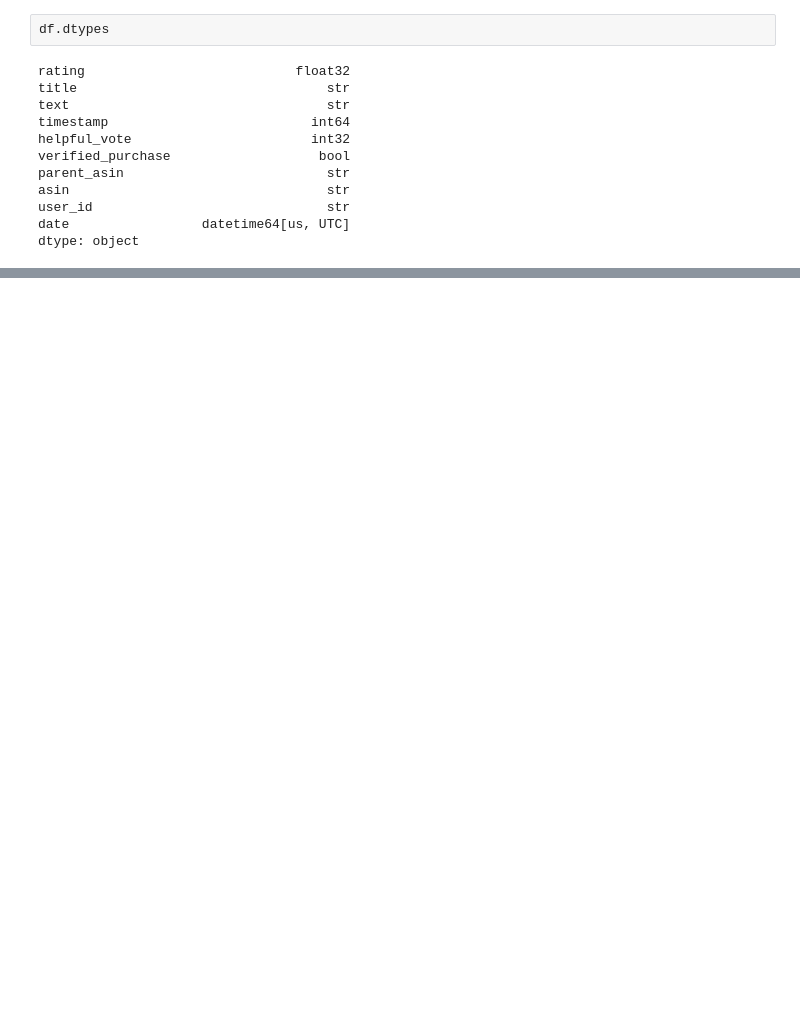
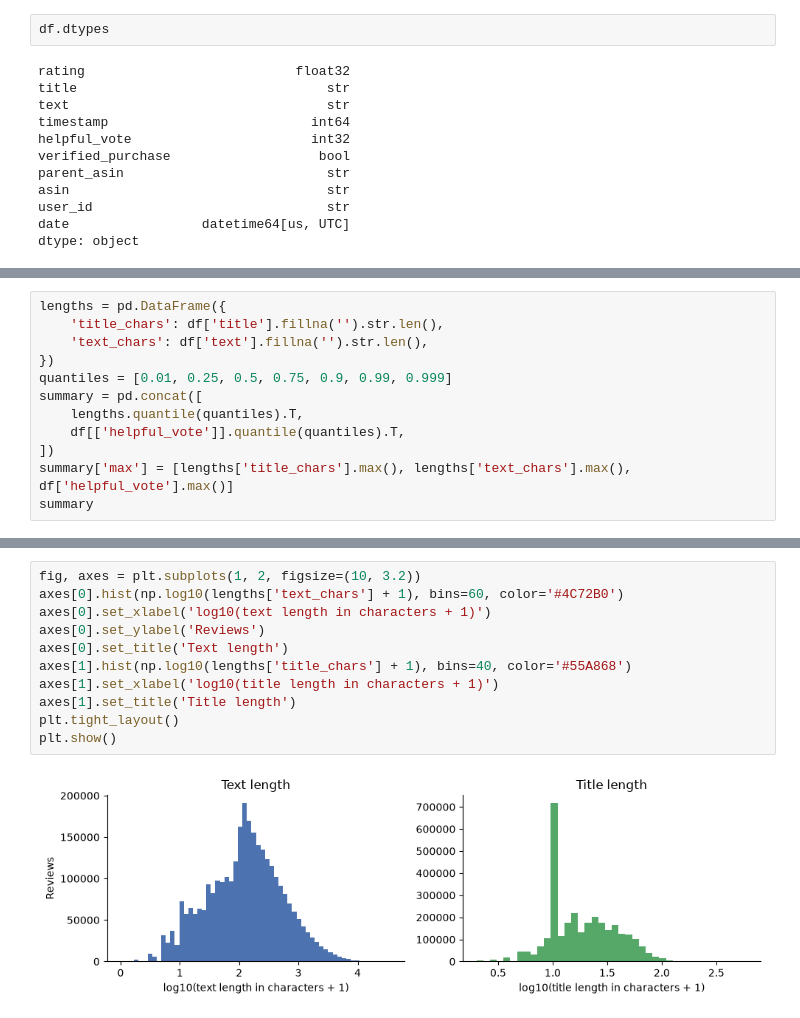
Before and after one commit to Virtuozs/MLOps2-pertemuan1-sentiment-classification, a Jupyter notebook: notebook.ipynb, the cells around one changed output, grey strips where cells are left out. Saved outputs shown, nothing was run; the diff lists cells and outputs as text; blank space fills up the shorter version.

Commit message:
feat: Add `Data Quality Assessment` Section in notebook

```diff
--- a/notebook.ipynb
+++ b/notebook.ipynb
@@ -235,0 +503,12 @@ dtype: object
+# %%
+lengths = pd.DataFrame({
+    'title_chars': df['title'].fillna('').str.len(),
+    'text_chars': df['text'].fillna('').str.len(),
+})
+quantiles = [0.01, 0.25, 0.5, 0.75, 0.9, 0.99, 0.999]
+summary = pd.concat([
+    lengths.quantile(quantiles).T,
+    df[['helpful_vote']].quantile(quantiles).T,
+])
+summary['max'] = [lengths['title_chars'].max(), lengths['text_chars'].max(), df['helpful_vote'].max()]
+summary
@@ -235,0 +536,13 @@ dtype: object
+# %%
+fig, axes = plt.subplots(1, 2, figsize=(10, 3.2))
+axes[0].hist(np.log10(lengths['text_chars'] + 1), bins=60, color='#4C72B0')
+axes[0].set_xlabel('log10(text length in characters + 1)')
+axes[0].set_ylabel('Reviews')
+axes[0].set_title('Text length')
+axes[1].hist(np.log10(lengths['title_chars'] + 1), bins=40, color='#55A868')
+axes[1].set_xlabel('log10(title length in characters + 1)')
+axes[1].set_title('Title length')
+plt.tight_layout()
+plt.show()
+# %% [output]
+[figure, added]
```
Also changed, not shown: parts of 43 cells of this notebook.
